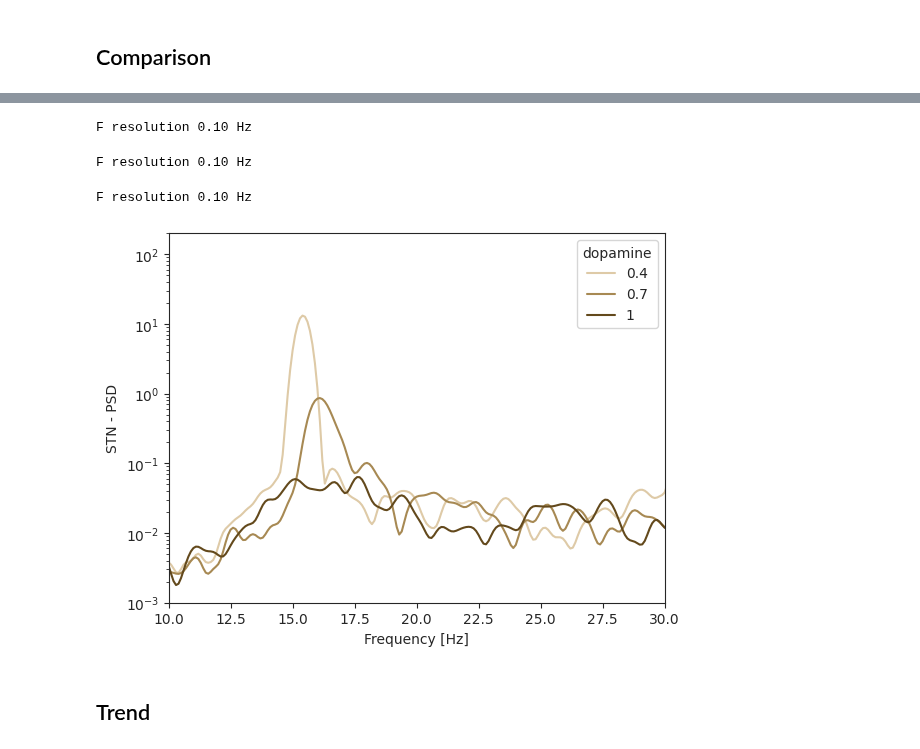
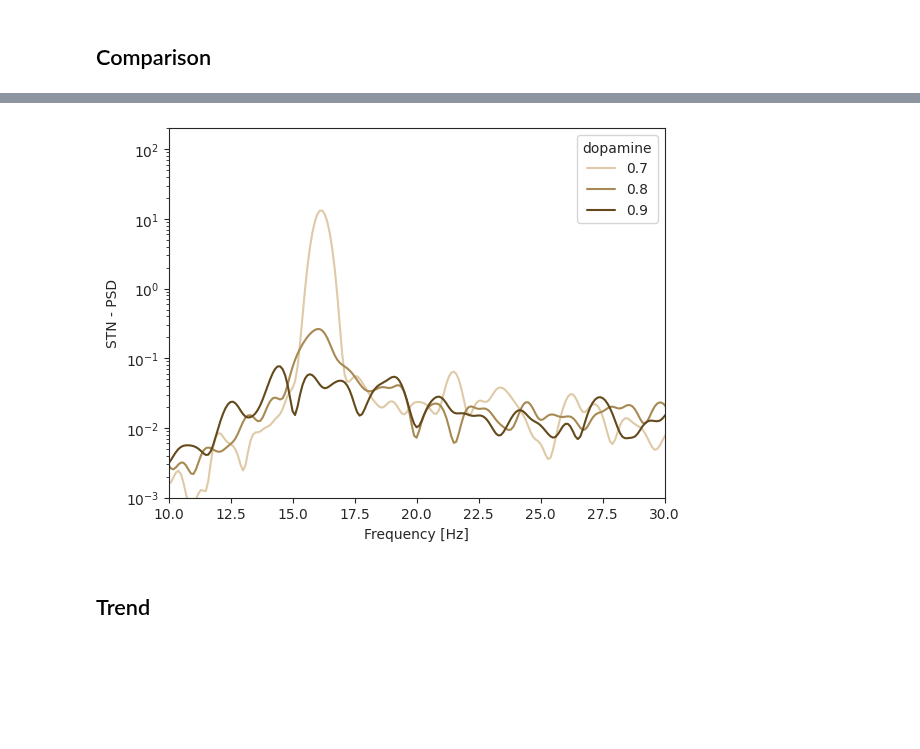
Before and after one commit to djanloo/quilt, a Jupyter notebook: bg_analysis/basal_ganglia.ipynb, the cells around one changed output, grey strips where cells are left out. Drawn from its saved outputs; the diff is of its cells as text; code cells hidden in the pictures; blank space fills up the shorter version.

```diff
--- a/bg_analysis/basal_ganglia.ipynb
+++ b/bg_analysis/basal_ganglia.ipynb
@@ -322,14 +328,14 @@ plt.show()
 # %% [markdown]
 ## Comparison
 # %%
-dopamines = [0.4, 0.7, 1]
+dopamines = [0.7,0.8,0.9,1]
 
-# nets = []
-# for dopamine in dopamines:
-#     nets.append(ParametricSpikingNetwork.from_yaml(NETWORK_FILE,
-#                                             NEURONS_FILE,
-#                                             [DOPAMINE_FILE,
-#                                              DISPERSION_FILE, "dbs.yaml"]))
-#     nets[-1].set_parameters(dopamine=dopamine, delay_dispersion=-1, **populations_scaling)
-#     nets[-1].monitorize_spikes()
+nets = []
+for dopamine in dopamines:
+    nets.append(ParametricSpikingNetwork.from_yaml(NETWORK_FILE,
+                                            NEURONS_FILE,
+                                            [DOPAMINE_FILE,
+                                             DISPERSION_FILE, "dbs.yaml"]))
+    nets[-1].set_parameters(dopamine=dopamine, delay_dispersion=-1, **populations_scaling)
+    nets[-1].monitorize_spikes()
 # %%
@@ -397,24 +419,21 @@ F resolution 0.10 Hz
 # %%
-# fig, ax = plt.subplots()
-# STN_colors = sns.cubehelix_palette(start=1.3, rot=0, dark=0.3, light=0.8, reverse=False, n_colors=3, hue=1)
+fig, ax = plt.subplots()
+STN_colors = sns.cubehelix_palette(start=1.3, rot=0, dark=0.3, light=0.8, reverse=False, n_colors=3, hue=1)
 
-# sns.set_style("ticks")
+sns.set_style("ticks")
 
-# for i in range(3):
-#     ax.plot(*get_PSD(nets[i], "STN", frequency_resolution=0.5, smooth=True), label=dopamines[i], color=STN_colors[i])
-#     # ax.plot(*get_PSD(nets[i], "STN"), label="STN", color=STN_colors[i])
-# ax.set_yscale('log')
-# ax.set_xlim(10, 30)
-# plt.legend(title="dopamine")
-# ax.set_xlabel("Frequency [Hz]")
-# ax.set_ylabel("STN - PSD")
-# ax.set_ylim(1e-3, 2e2)
-# plt.savefig("images/STN-PSD.pdf")
+for i in range(3):
+    ax.plot(*get_PSD(nets[i], "STN", frequency_resolution=0.5, smooth=True), label=dopamines[i], color=STN_colors[i])
+    # ax.plot(*get_PSD(nets[i], "STN"), label="STN", color=STN_colors[i])
+ax.set_yscale('log')
+ax.set_xlim(10, 30)
+plt.legend(title="dopamine")
+ax.set_xlabel("Frequency [Hz]")
+ax.set_ylabel("STN - PSD")
+ax.set_ylim(1e-3, 2e2)
+plt.savefig("images/STN-PSD.pdf")
 # %% [output]
-F resolution 0.10 Hz
-F resolution 0.10 Hz
-F resolution 0.10 Hz
-[figure, old version]
+[figure, new version]
 # %% [markdown]
 ## Trend
 # %%
```
Also changed, not shown: parts of 14 cells of this notebook, 13 other files.
